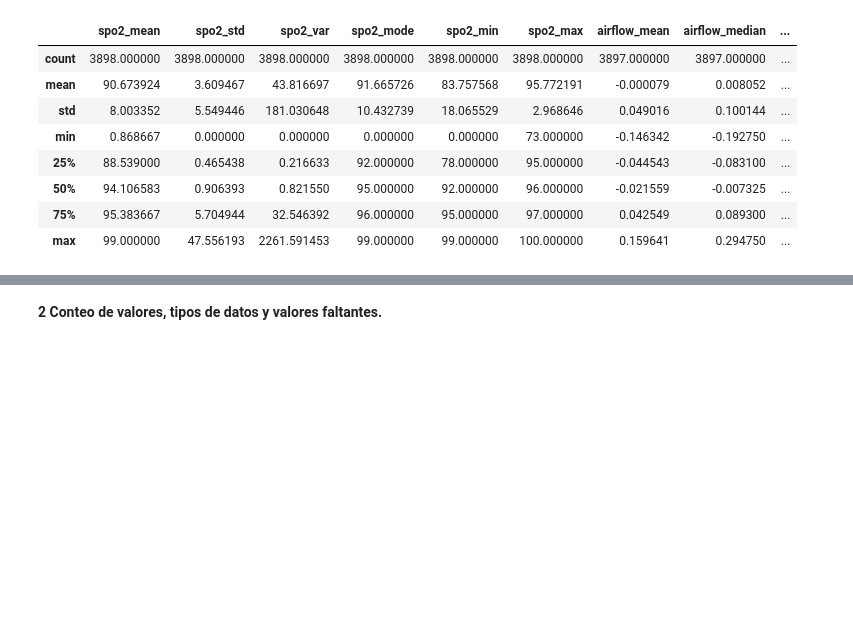
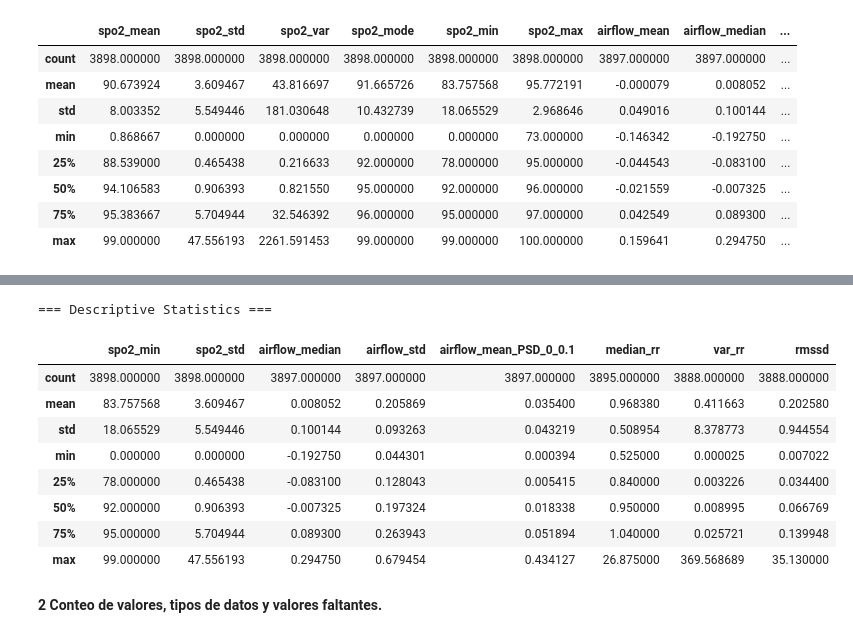
Before and after one commit to NatalyRodriguez06/Fundamentos-de-Ciencia-de-datos, a Jupyter notebook: sesiones_practicas/sc_1_Nataly_Rodriguez_Atehortua.ipynb, the cells around one changed output, grey strips where cells are left out. Saved outputs shown, nothing was run; the diff lists cells and outputs as text; code cells hidden in the pictures; blank space fills up the shorter version.

```diff
--- a/sesiones_practicas/sc_1_Nataly_Rodriguez_Atehortua.ipynb
+++ b/sesiones_practicas/sc_1_Nataly_Rodriguez_Atehortua.ipynb
@@ -215,5 +233,21 @@ Para variables clave se realiza la selección de algunas variables por señal, p
 # %%
-variables_clave = ['spo2_min', 'airflow_median', 'airflow_std', 'median_rr', 'var_rr']
+variables_clave = ['spo2_min', 'spo2_std','airflow_median', 'airflow_std', 'airflow_mean_PSD_0_0.1','median_rr', 'var_rr','rmssd']
+
+describe = df[variables_clave].describe()
+
+print("\n=== Descriptive Statistics ===")
+display(describe)
+# %% [output]
+=== Descriptive Statistics ===
+|  | spo2_min | spo2_std | airflow_median | airflow_std | airflow_mean_PSD_0_0.1 | median_rr | var_rr | rmssd |
+| count | 3898.000000 | 3898.000000 | 3897.000000 | 3897.000000 | 3897.000000 | 3895.000000 | 3888.000000 | 3888.000000 |
+| mean | 83.757568 | 3.609467 | 0.008052 | 0.205869 | 0.035400 | 0.968380 | 0.411663 | 0.202580 |
+| std | 18.065529 | 5.549446 | 0.100144 | 0.093263 | 0.043219 | 0.508954 | 8.378773 | 0.944554 |
+| min | 0.000000 | 0.000000 | -0.192750 | 0.044301 | 0.000394 | 0.525000 | 0.000025 | 0.007022 |
+| 25% | 78.000000 | 0.465438 | -0.083100 | 0.128043 | 0.005415 | 0.840000 | 0.003226 | 0.034400 |
+| 50% | 92.000000 | 0.906393 | -0.007325 | 0.197324 | 0.018338 | 0.950000 | 0.008995 | 0.066769 |
+| 75% | 95.000000 | 5.704944 | 0.089300 | 0.263943 | 0.051894 | 1.040000 | 0.025721 | 0.139948 |
+| max | 99.000000 | 47.556193 | 0.294750 | 0.679454 | 0.434127 | 26.875000 | 369.568689 | 35.130000 |
 # %% [markdown]
 <b>2 Conteo de valores, tipos de datos y valores faltantes.</b><br>
 # %%
```
Also changed, not shown: parts of 20 cells of this notebook.
